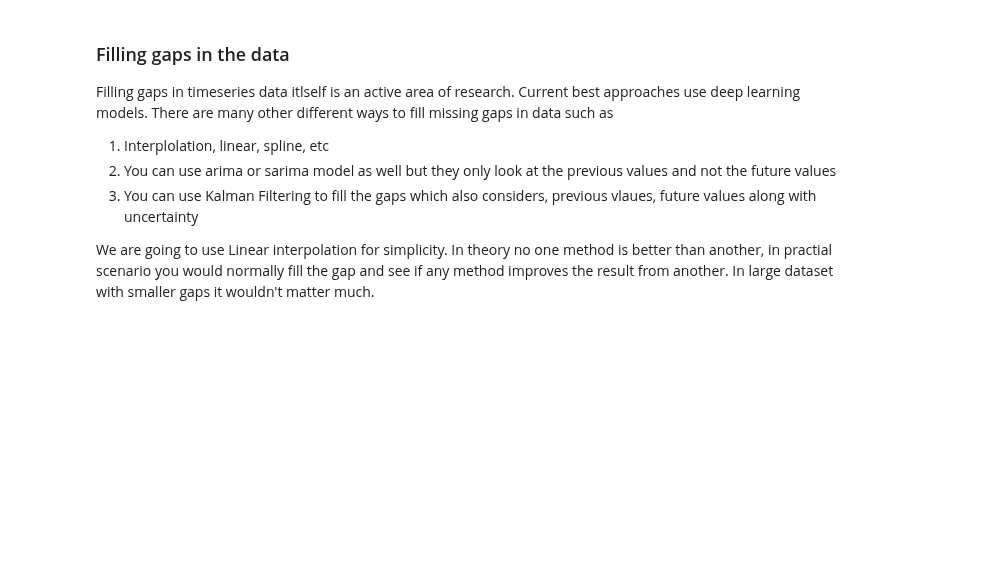
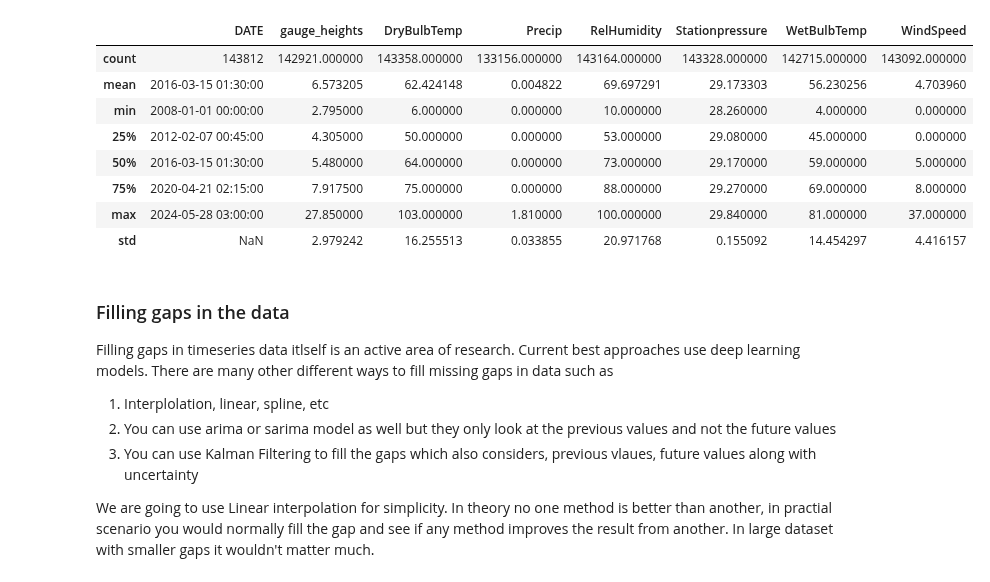
Before and after one commit to watersofthack/WaterSoft, a Jupyter notebook: Machine Learning/Day1/data_preprocess_final.ipynb, the cells around one changed output. Drawn from its saved outputs; the diff is of its cells as text; code cells hidden in the pictures; blank space fills up the shorter version.

```diff
--- a/Machine Learning/Day1/data_preprocess_final.ipynb
+++ b/Machine Learning/Day1/data_preprocess_final.ipynb
@@ -0,0 +25,28 @@
+# %%
+import os
+import datetime
+import pandas as pd
+
+def read_usgs_data(file_path: str) -> pd.DataFrame:
+    """
+    Read USGS data from a file and return a DataFrame.
+
+    Args:
+    file_path (str): Path to the USGS data file.
+
+    Returns:
+    pd.DataFrame: DataFrame containing USGS data.
+    """
+    with open(file_path, 'r') as file:
+        all_lines = file.readlines()
+
+    dates = []
+    heights = []
+    for line in all_lines[26:]:
+        ll = line.split('\t')
+        if ll[-1] == 'A\n':
+            dates.append(datetime.datetime.strptime(ll[2], '%Y-%m-%d %H:%M'))
+            heights.append(float(ll[4]))
+
+    data_dict = {'DATE': dates, 'gauge_heights': heights}
+    return pd.DataFrame(data_dict)
@@ -311,7 +440,17 @@ dtype: int64
 # %%
 combined_df = combine_dataframes(river_df, rain_df, 'DATE')
 # %%
-combined_df
+combined_df.describe()
+# %% [output]
+|  | DATE | gauge_heights | DryBulbTemp | Precip | RelHumidity | Stationpressure | WetBulbTemp | WindSpeed |
+| count | 143812 | 142921.000000 | 143358.000000 | 133156.000000 | 143164.000000 | 143328.000000 | 142715.000000 | 143092.000000 |
+| mean | 2016-03-15 01:30:00 | 6.573205 | 62.424148 | 0.004822 | 69.697291 | 29.173303 | 56.230256 | 4.703960 |
+| min | 2008-01-01 00:00:00 | 2.795000 | 6.000000 | 0.000000 | 10.000000 | 28.260000 | 4.000000 | 0.000000 |
+| 25% | 2012-02-07 00:45:00 | 4.305000 | 50.000000 | 0.000000 | 53.000000 | 29.080000 | 45.000000 | 0.000000 |
+| 50% | 2016-03-15 01:30:00 | 5.480000 | 64.000000 | 0.000000 | 73.000000 | 29.170000 | 59.000000 | 5.000000 |
+| 75% | 2020-04-21 02:15:00 | 7.917500 | 75.000000 | 0.000000 | 88.000000 | 29.270000 | 69.000000 | 8.000000 |
+| max | 2024-05-28 03:00:00 | 27.850000 | 103.000000 | 1.810000 | 100.000000 | 29.840000 | 81.000000 | 37.000000 |
+| std | NaN | 2.979242 | 16.255513 | 0.033855 | 20.971768 | 0.155092 | 14.454297 | 4.416157 |
 # %% [markdown]
  ### Filling gaps in the data
  Filling gaps in timeseries data itlself is an active area of research. Current best approaches use deep learning models. There are many other different ways to fill missing gaps in data such as
```
Also changed, not shown: parts of 11 cells of this notebook, 10 other files.
